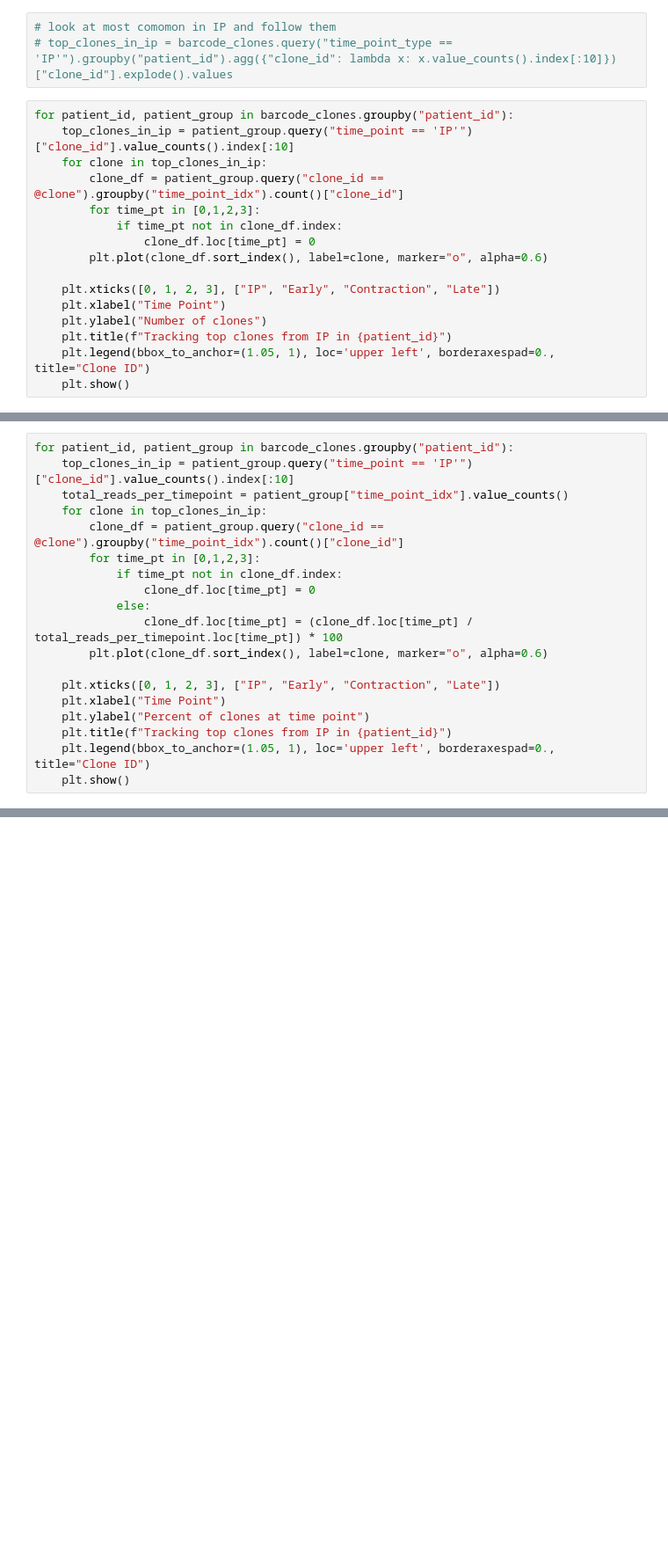
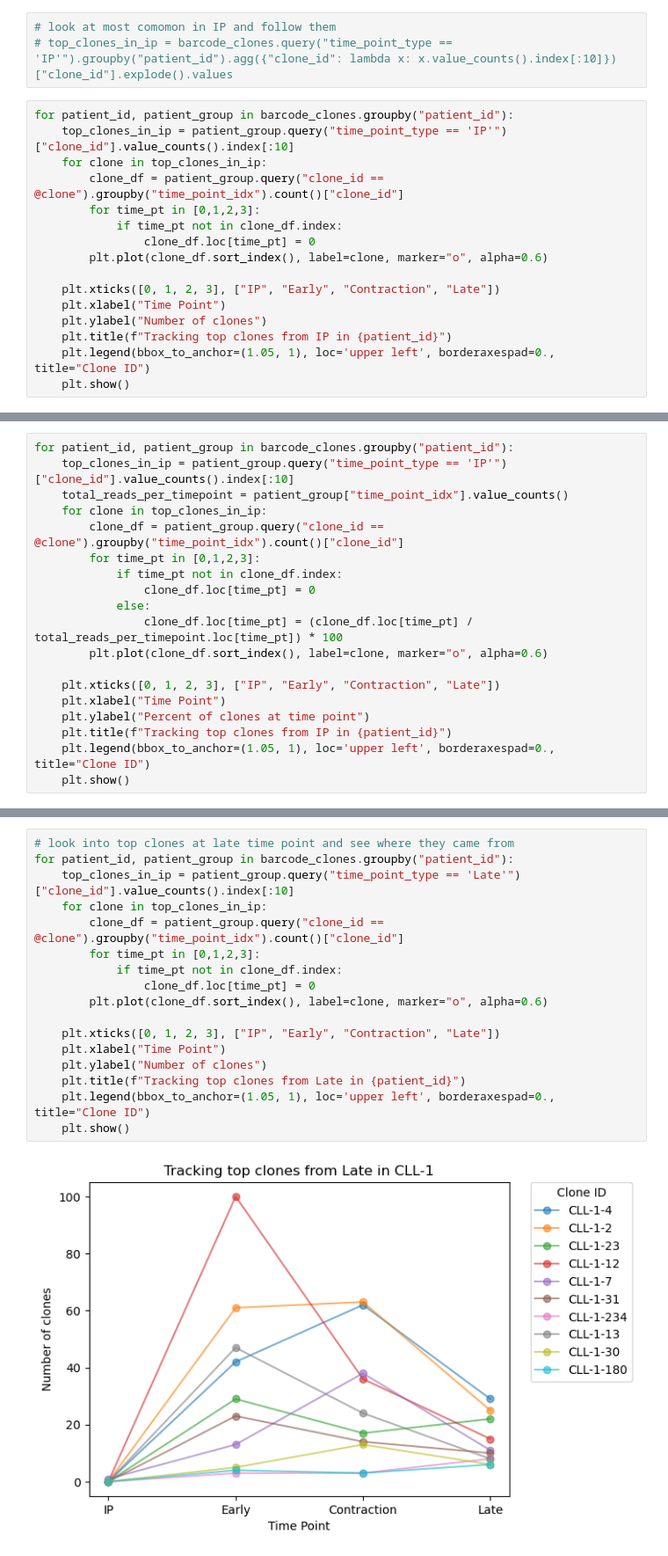
Before and after one commit to ElanaPearl/CAR_T_clonal_kinetics, a Jupyter notebook: tcr_clonality.ipynb, the cells around one changed output, grey strips where cells are left out. Shown at 88% size. Cells and saved outputs as stored; diff of their text form; blank space fills up the shorter version.

Commit message:
added in list of expanding and contracting clones at each timepoint

```diff
--- a/tcr_clonality.ipynb
+++ b/tcr_clonality.ipynb
@@ -54,7 +55,7 @@ plt.show()
 # top_clones_in_ip = barcode_clones.query("time_point_type == 'IP'").groupby("patient_id").agg({"clone_id": lambda x: x.value_counts().index[:10]})["clone_id"].explode().values
 # %%
 for patient_id, patient_group in barcode_clones.groupby("patient_id"):
-    top_clones_in_ip = patient_group.query("time_point == 'IP'")["clone_id"].value_counts().index[:10]
+    top_clones_in_ip = patient_group.query("time_point_type == 'IP'")["clone_id"].value_counts().index[:10]
     for clone in top_clones_in_ip:
         clone_df = patient_group.query("clone_id == @clone").groupby("time_point_idx").count()["clone_id"]
         for time_pt in [0,1,2,3]:
@@ -75,7 +76,7 @@ for patient_id, patient_group in barcode_clones.groupby("patient_id"):
 [figure]
 # %%
 for patient_id, patient_group in barcode_clones.groupby("patient_id"):
-    top_clones_in_ip = patient_group.query("time_point == 'IP'")["clone_id"].value_counts().index[:10]
+    top_clones_in_ip = patient_group.query("time_point_type == 'IP'")["clone_id"].value_counts().index[:10]
     total_reads_per_timepoint = patient_group["time_point_idx"].value_counts()
     for clone in top_clones_in_ip:
         clone_df = patient_group.query("clone_id == @clone").groupby("time_point_idx").count()["clone_id"]
@@ -97,3 +98,22 @@ for patient_id, patient_group in barcode_clones.groupby("patient_id"):
 [figure]
 [figure]
 [figure]
+# %%
+# look into top clones at late time point and see where they came from
+for patient_id, patient_group in barcode_clones.groupby("patient_id"):
+    top_clones_in_ip = patient_group.query("time_point_type == 'Late'")["clone_id"].value_counts().index[:10]
+    for clone in top_clones_in_ip:
+        clone_df = patient_group.query("clone_id == @clone").groupby("time_point_idx").count()["clone_id"]
+        for time_pt in [0,1,2,3]:
+            if time_pt not in clone_df.index:
+                clone_df.loc[time_pt] = 0
+        plt.plot(clone_df.sort_index(), label=clone, marker="o", alpha=0.6)
+
+    plt.xticks([0, 1, 2, 3], ["IP", "Early", "Contraction", "Late"])
+    plt.xlabel("Time Point")
+    plt.ylabel("Number of clones")
+    plt.title(f"Tracking top clones from Late in {patient_id}")
+    plt.legend(bbox_to_anchor=(1.05, 1), loc='upper left', borderaxespad=0., title="Clone ID")
+    plt.show()
+# %% [output]
+[figure, added]
```
Also changed, not shown: parts of 12 cells of this notebook.
